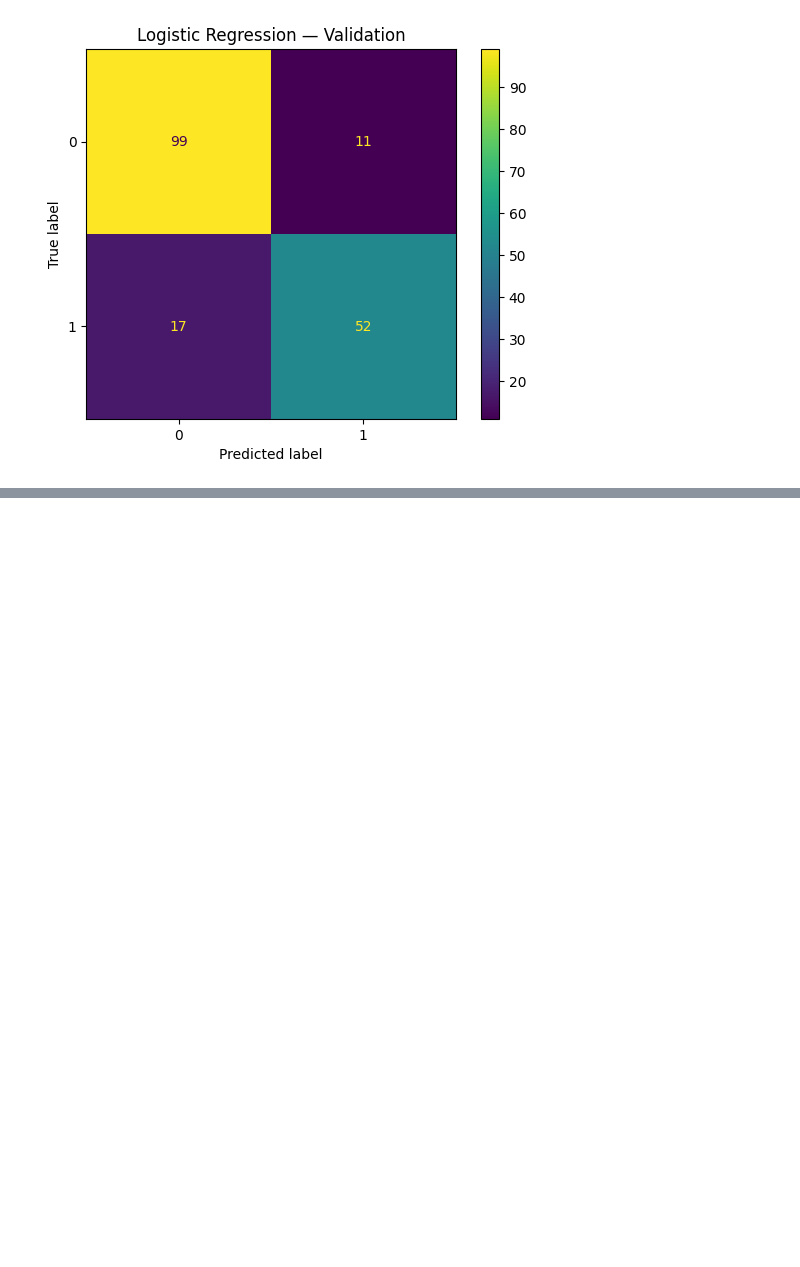
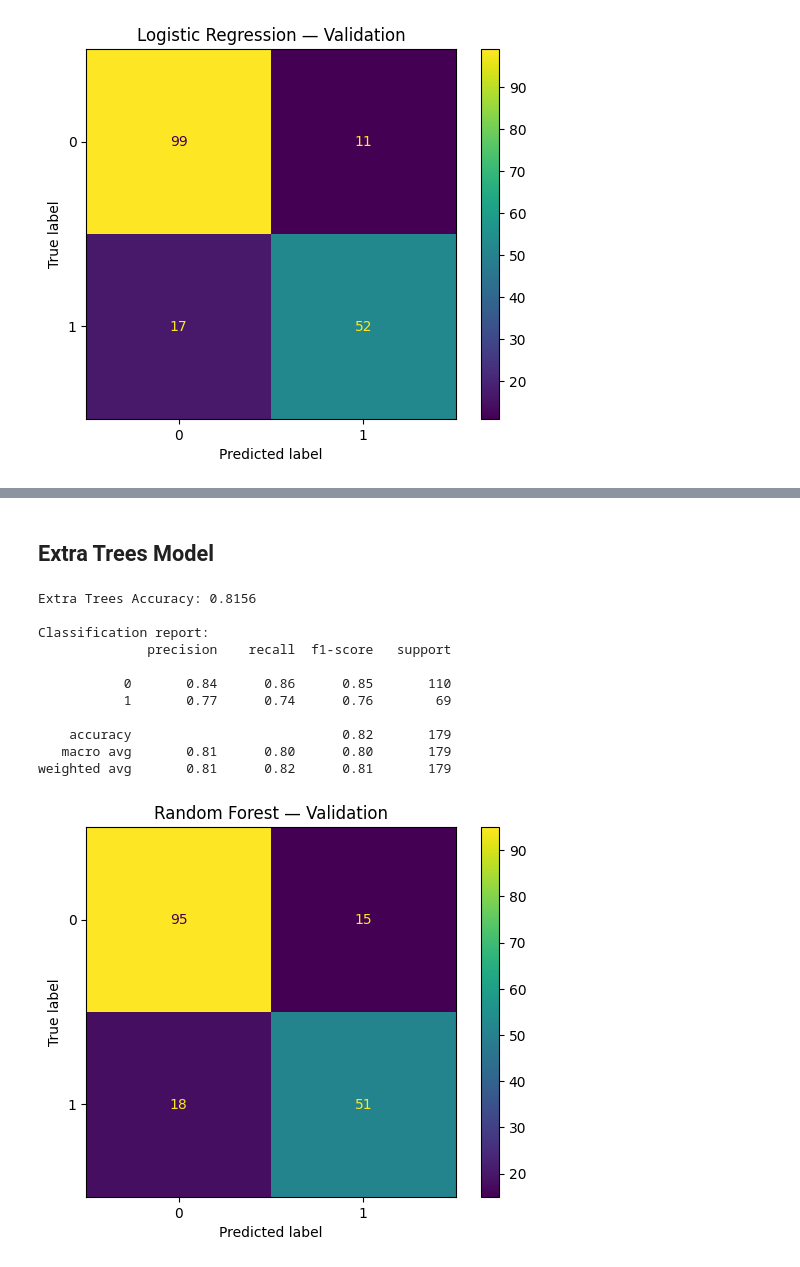
Before and after one commit to CH-CHISAKA/Machine_Learning_and_Data_Science, a Jupyter notebook: 04-assignments/04-assignment/titanic.ipynb, the cells around one changed output, grey strips where cells are left out. Saved outputs shown, nothing was run; the diff lists cells and outputs as text; code cells hidden in the pictures; blank space fills up the shorter version.

```diff
--- a/04-assignments/04-assignment/titanic.ipynb
+++ b/04-assignments/04-assignment/titanic.ipynb
@@ -445,0 +508,61 @@ weighted avg       0.84      0.84      0.84       179
+# %% [markdown]
+## Extra Trees Model
+# %%
+
+
+extra_trees_model = Pipeline(
+    steps=[
+        ("preprocessor", preprocessor),
+        (
+            "classifier",
+            ExtraTreesClassifier(
+                n_estimators=400,
+                max_depth=8,
+                min_samples_split=4,
+                min_samples_leaf=2,
+                random_state=42,
+                n_jobs=-1
+            )
+        )
+    ]
+)
+
+extra_trees_model.fit(X_train, y_train)
+
+extra_trees_predictions = extra_trees_model.predict(X_valid)
+
+extra_trees_accuracy = accuracy_score(
+    y_valid,
+    extra_trees_predictions
+)
+
+print(f"Extra Trees Accuracy: {extra_trees_accuracy:.4f}")
+
+print("\nClassification report:")
+print(
+    classification_report(
+        y_valid,
+        extra_trees_predictions,
+        zero_division=0
+    )
+)
+
+ConfusionMatrixDisplay.from_predictions(
+    y_valid,
+    extra_trees_predictions
+)
+plt.title("Random Forest — Validation")
+plt.show()
+# %% [output]
+Extra Trees Accuracy: 0.8156
+
+Classification report:
+              precision    recall  f1-score   support
+
+           0       0.84      0.86      0.85       110
+           1       0.77      0.74      0.76        69
+
+    accuracy                           0.82       179
+   macro avg       0.81      0.80      0.80       179
+weighted avg       0.81      0.82      0.81       179
+[figure, added]
```
Also changed, not shown: parts of 30 cells of this notebook, 2 other files.
